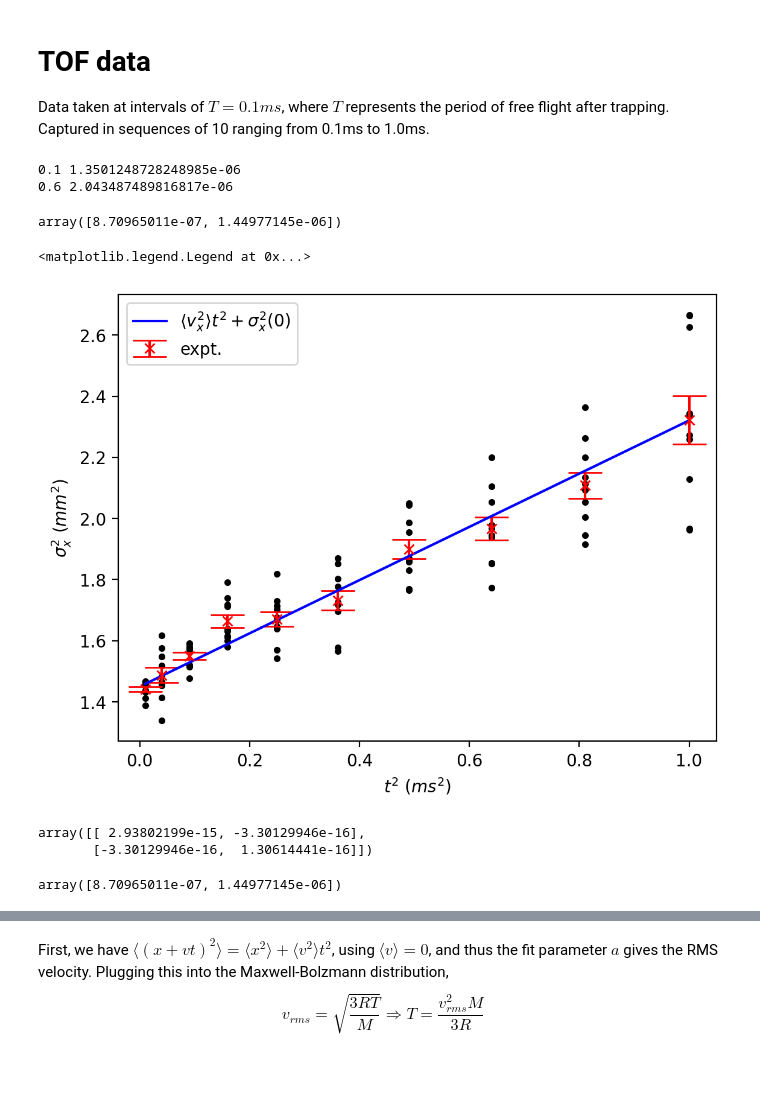
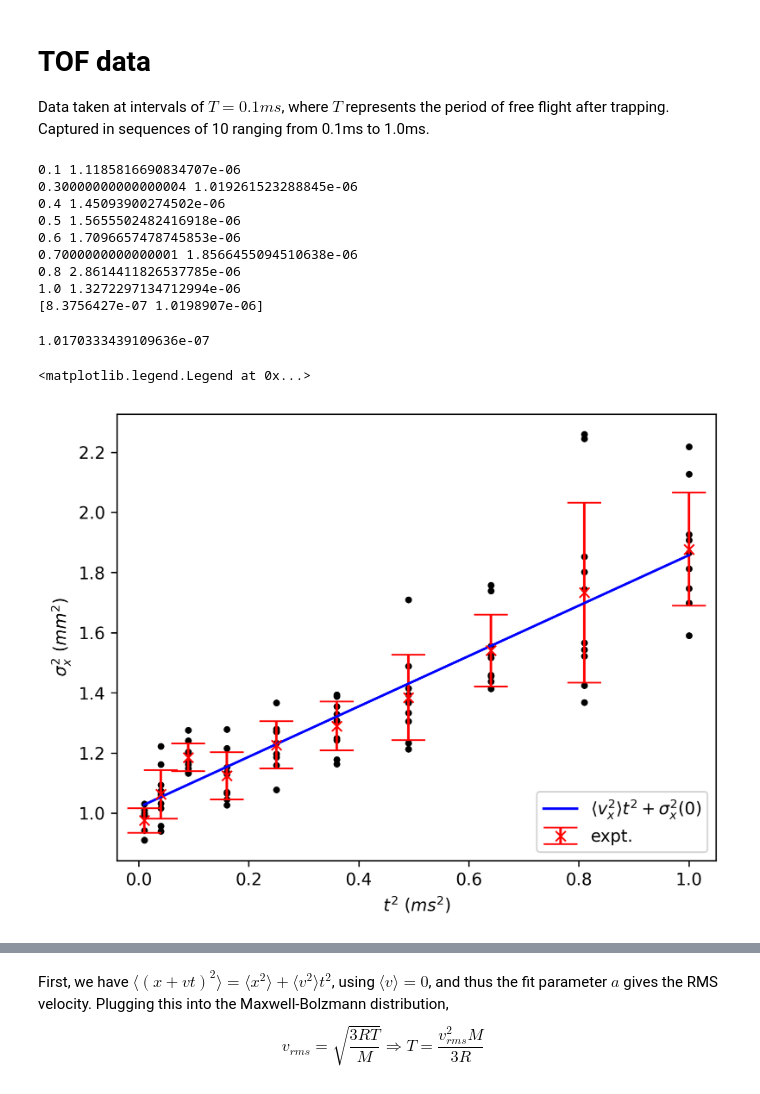
Before and after one commit to benmcdonough20/MOTsArentForKids, a Jupyter notebook: TOF/TOF_ruobin.ipynb, the cells around one changed output, grey strips where cells are left out. Drawn from its saved outputs; the diff is of its cells as text; code cells hidden in the pictures.

```diff
--- a/TOF/TOF_ruobin.ipynb
+++ b/TOF/TOF_ruobin.ipynb
@@ -15,12 +13,12 @@ d = datarun.Experiment(
     vend = 1.0,
     vstep = .1,
     idx_start = 11,
-    datapath = "../data/mar02/",
+    datapath = "data/mar02",
     numtrials = 10,
     mask=0.25
 )
 # %%
-sigma_times = d.structure_data(lambda d : d.popt_x[2]**2)
+sigma_times = d.structure_data(lambda d : d.popt_y[2]**2)
 
 removed_count = 0
 for key in sigma_times:
@@ -34,33 +32,35 @@ for key in sigma_times:
 means = [np.mean(arr) for arr in sigma_times.values()]
 errs = [np.std(arr) for arr in sigma_times.values()]
 time_list = np.array(list(sigma_times.keys()))
+popt, pcov = curve_fit(lambda x,a,b:a*x**2+b, d.vlist, means, sigma=errs)
+print(popt)
+verr=np.sqrt(pcov[0][0])
+verr
 # %% [output]
-0.1 1.3501248728248985e-06
-0.6 2.043487489816817e-06
+0.1 1.1185816690834707e-06
+0.30000000000000004 1.019261523288845e-06
+0.4 1.45093900274502e-06
+0.5 1.5655502482416918e-06
+0.6 1.7096657478745853e-06
+0.7000000000000001 1.8566455094510638e-06
+0.8 2.8614411826537785e-06
+1.0 1.3272297134712994e-06
+[8.3756427e-07 1.0198907e-06]
+1.0170333439109636e-07
-# %%
-popt, pcov = curve_fit(lambda x,a,b:a*x**2+b, d.vlist, means, sigma=errs)
-popt
-# %% [output]
-array([8.70965011e-07, 1.44977145e-06])
 # %%
 scale = 1e3
-plt.errorbar(np.array(list((sigma_times.keys())))**2, scale**2*np.array(means), yerr = np.array(errs)*scale**2/np.sqrt(10), linestyle = "None", c = 'r', capsize=10, marker = "x", label = "expt.")
+plt.errorbar(np.array(list((sigma_times.keys())))**2, scale**2*np.array(means), yerr = np.array(errs)*scale**2, linestyle = "None", c = 'r', capsize=10, marker = "x", label = "expt.")
 for time, arr in sigma_times.items():
     for val in arr:
         plt.scatter(time**2, scale**2*val, c="k", marker = ".")
 
 xaxis = np.linspace(min(d.vlist), max(d.vlist), 100)
 plt.plot(xaxis**2, scale**2*(popt[0]*xaxis**2+popt[1]), c="b", label = r"$\langle v_x^2\rangle t^2+\sigma_x^2(0)$")
 
 plt.xlabel(r"$t^2 \ (ms^2)$")
 plt.ylabel(r"$\sigma_x^2 \ (mm^2)$")
-plt.gcf().set_dpi(200)
-plt.legend()
+plt.gcf().set_dpi(300)
+plt.legend(loc='lower right')
 # %% [output]
 <matplotlib.legend.Legend at 0x...>
-[figure, old version]
+[figure, new version]
-# %%
-pcov
-# %% [output]
-array([[ 2.93802199e-15, -3.30129946e-16],
-       [-3.30129946e-16,  1.30614441e-16]])
@@ -69,4 +66,0 @@ v_err = np.sqrt(pcov[0][0])
-# %%
-popt
-# %% [output]
-array([8.70965011e-07, 1.44977145e-06])
```
Also changed, not shown: parts of 15 cells of this notebook, 22 other files.
